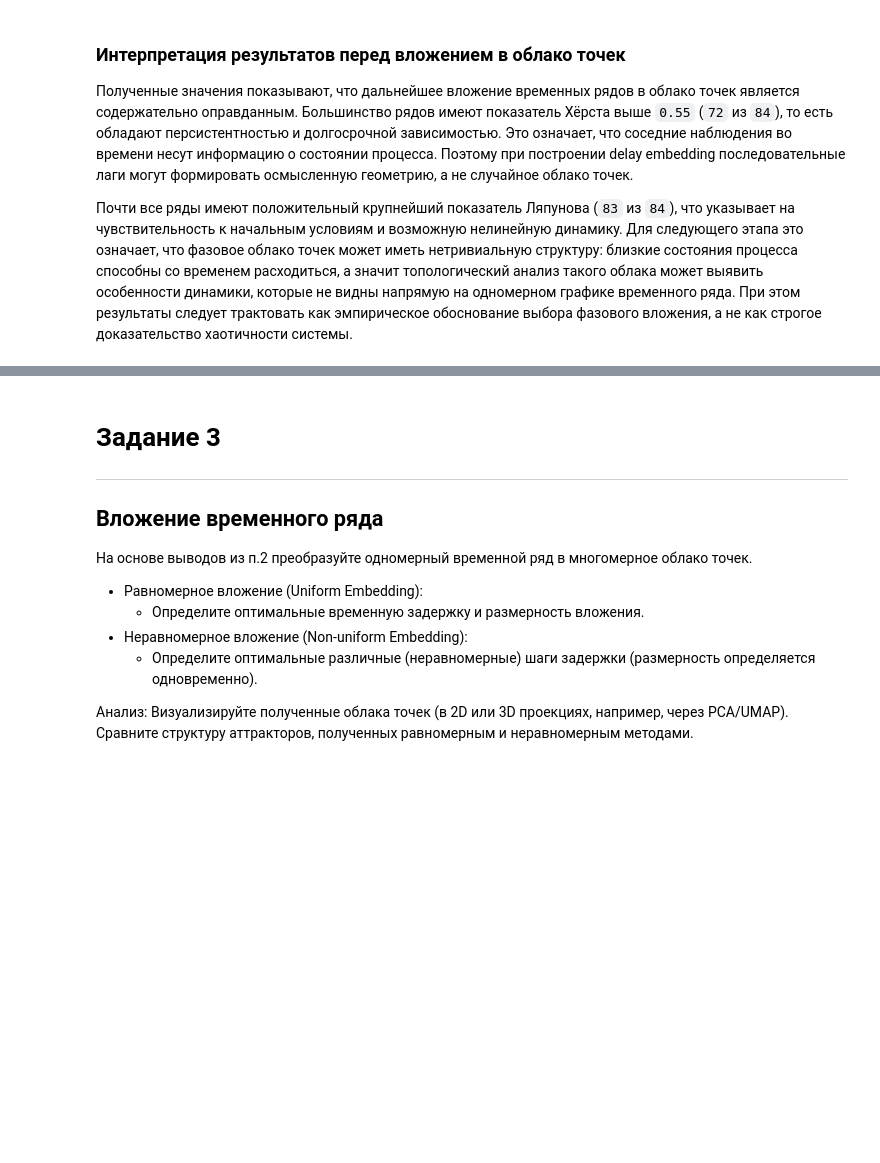
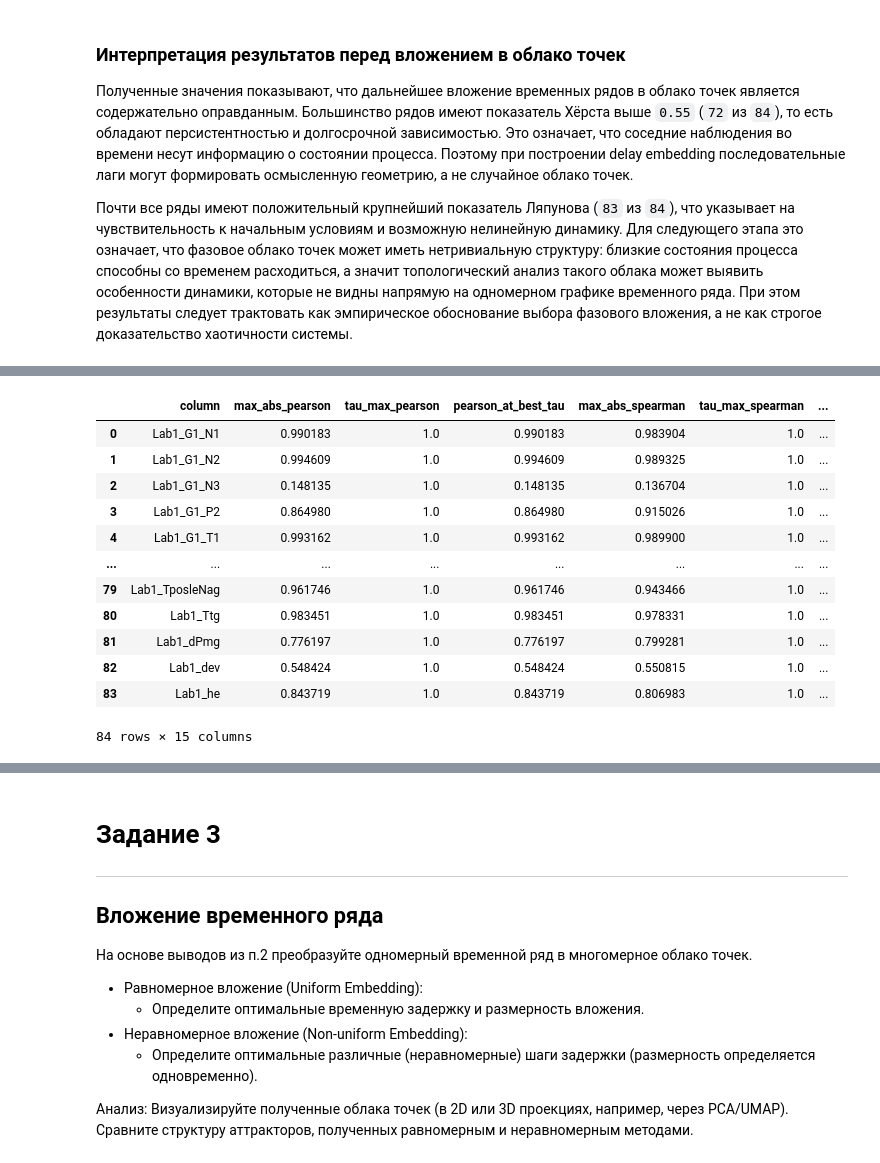
Before and after one commit to timofeevAS/tda-2026, a Jupyter notebook: tda.ipynb, the cells around one changed output, grey strips where cells are left out. Drawn from its saved outputs; the diff is of its cells as text; code cells hidden in the pictures; blank space fills up the shorter version.

Commit message:
Добавлена проверка наличия линейной лаговой связи

```diff
--- a/tda.ipynb
+++ b/tda.ipynb
@@ -239,0 +257,19 @@ display(process_report["lyapunov_type"].value_counts().to_frame("count"))
+# %%
+def discretize_by_quantiles(x, n_bins=10):
+    """
+    Дискретизация значений по квантилям.
+    Нужна для расчета normalized mutual information.
+    """
+    x = pd.Series(x)
+
+    # Если уникальных значений мало, уменьшаем число бинов
+    unique_count = x.nunique()
+    bins = min(n_bins, unique_count)
+
+    if bins < 2:
+        return None
+
+    try:
+        return pd.qcut(x, q=bins, labels=False, duplicates="drop")
+    except ValueError:
+        return None
@@ -239,0 +416,60 @@ display(process_report["lyapunov_type"].value_counts().to_frame("count"))
+# %%
+def classify_linear_dependence(max_abs_pearson):
+    """
+    Качественная интерпретация линейной зависимости по максимальной корреляции Пирсона.
+    Пороги эвристические, нужны для EDA.
+    """
+    if pd.isna(max_abs_pearson):
+        return "не определено"
+    elif max_abs_pearson >= 0.7:
+        return "сильная линейная лаговая связь"
+    elif max_abs_pearson >= 0.3:
+        return "умеренная линейная лаговая связь"
+    else:
+        return "слабая линейная лаговая связь"
+
+
+def classify_possible_nonlinearity(row):
+    """
+    Эвристика:
+    если общая зависимость по NMI заметная,
+    но линейная корреляция при этом слабая,
+    то связь может быть нелинейной.
+    """
+    if pd.isna(row["max_nmi"]):
+        return "не оценивалось"
+
+    if row["max_nmi"] >= 0.20 and abs(row["pearson_at_max_nmi"]) < 0.30:
+        return "возможна нелинейная зависимость"
+    elif row["max_nmi"] >= 0.20 and abs(row["pearson_at_max_nmi"]) >= 0.30:
+        return "есть зависимость, частично линейная"
+    elif row["max_nmi"] < 0.20:
+        return "слабая общая зависимость"
+    else:
+        return "не определено"
+
+
+linearity_summary["linear_dependence_type"] = linearity_summary["max_abs_pearson"].apply(
+    classify_linear_dependence
+)
+
+linearity_summary["nonlinear_dependence_type"] = linearity_summary.apply(
+    classify_possible_nonlinearity,
+    axis=1
+)
+
+display(linearity_summary)
+# %% [output]
+|  | column | max_abs_pearson | tau_max_pearson | pearson_at_best_tau | max_abs_spearman | tau_max_spearman | ... |
+| 0 | Lab1_G1_N1 | 0.990183 | 1.0 | 0.990183 | 0.983904 | 1.0 | ... |
+| 1 | Lab1_G1_N2 | 0.994609 | 1.0 | 0.994609 | 0.989325 | 1.0 | ... |
+| 2 | Lab1_G1_N3 | 0.148135 | 1.0 | 0.148135 | 0.136704 | 1.0 | ... |
+| 3 | Lab1_G1_P2 | 0.864980 | 1.0 | 0.864980 | 0.915026 | 1.0 | ... |
+| 4 | Lab1_G1_T1 | 0.993162 | 1.0 | 0.993162 | 0.989900 | 1.0 | ... |
+| ... | ... | ... | ... | ... | ... | ... | ... |
+| 79 | Lab1_TposleNag | 0.961746 | 1.0 | 0.961746 | 0.943466 | 1.0 | ... |
+| 80 | Lab1_Ttg | 0.983451 | 1.0 | 0.983451 | 0.978331 | 1.0 | ... |
+| 81 | Lab1_dPmg | 0.776197 | 1.0 | 0.776197 | 0.799281 | 1.0 | ... |
+| 82 | Lab1_dev | 0.548424 | 1.0 | 0.548424 | 0.550815 | 1.0 | ... |
+| 83 | Lab1_he | 0.843719 | 1.0 | 0.843719 | 0.806983 | 1.0 | ... |
+84 rows × 15 columns
```
Also changed, not shown: parts of 6 cells of this notebook.
